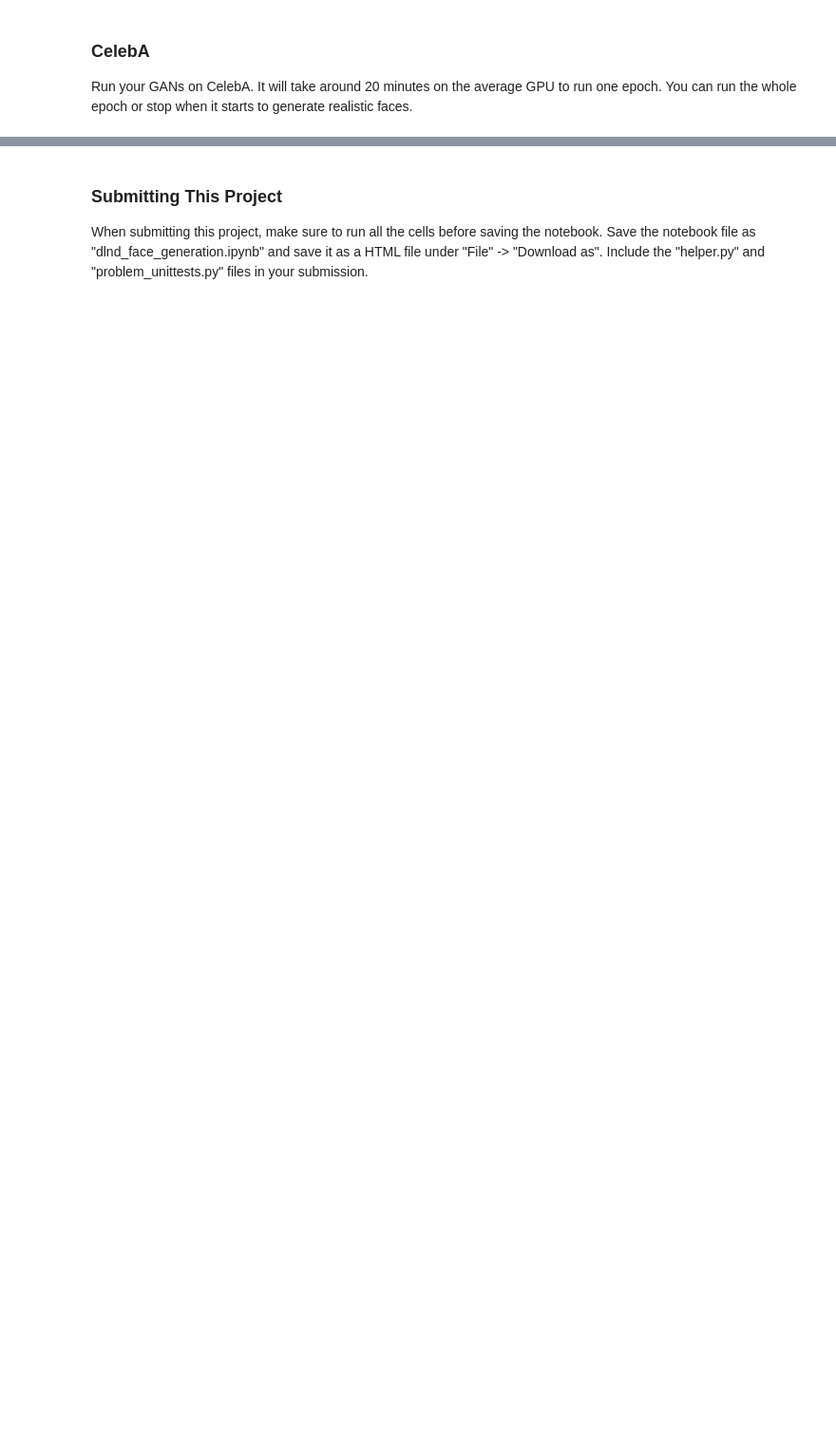
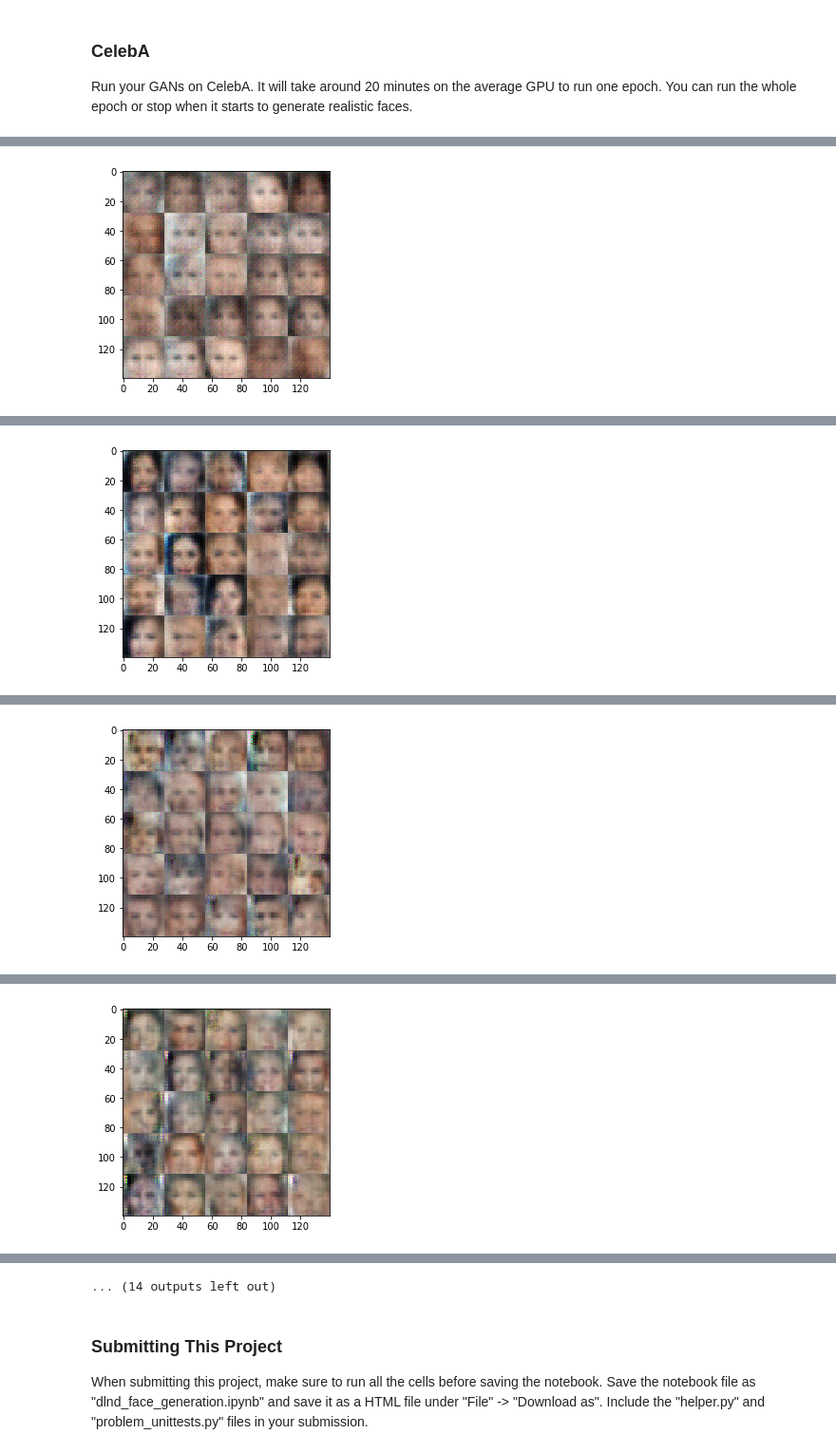
Before and after one commit to ohnozzy/deep-learning, a Jupyter notebook: face_generation/dlnd_face_generation.ipynb, the cells around one changed output, grey strips where cells are left out. Shown at 95% size. Drawn from its saved outputs; the diff is of its cells as text; code cells hidden in the pictures; blank space fills up the shorter version.

```diff
--- a/face_generation/dlnd_face_generation.ipynb
+++ b/face_generation/dlnd_face_generation.ipynb
@@ -380,10 +406,10 @@ with tf.Graph().as_default():
 ### CelebA
 Run your GANs on CelebA.  It will take around 20 minutes on the average GPU to run one epoch.  You can run the whole epoch or stop when it starts to generate realistic faces.
 # %%
-batch_size = None
-z_dim = None
-learning_rate = None
-beta1 = None
+batch_size = 32
+z_dim = 64
+learning_rate = 0.0002
+beta1 = 0.5
 
 
 """
@@ -395,3 +421,4 @@ celeba_dataset = helper.Dataset('celeba', glob(os.path.join(data_dir, 'img_align
 with tf.Graph().as_default():
     train(epochs, batch_size, z_dim, learning_rate, beta1, celeba_dataset.get_batches,
           celeba_dataset.shape, celeba_dataset.image_mode)
+# %% [output]
@@ -397,0 +427 @@ with tf.Graph().as_default():
+[figure, added]
@@ -397,0 +431 @@ with tf.Graph().as_default():
+[figure, added]
@@ -397,0 +434 @@ with tf.Graph().as_default():
+[figure, added]
@@ -397,0 +438 @@ with tf.Graph().as_default():
+[figure, added]
@@ -398,3 +446,4 @@ with tf.Graph().as_default():
+... (14 outputs left out)
 # %% [markdown]
 ### Submitting This Project
 When submitting this project, make sure to run all the cells before saving the notebook. Save the notebook file as "dlnd_face_generation.ipynb" and save it as a HTML file under "File" -> "Download as". Include the "helper.py" and "problem_unittests.py" files in your submission.
```
Also changed, not shown: parts of 9 cells of this notebook, 1 other file.
